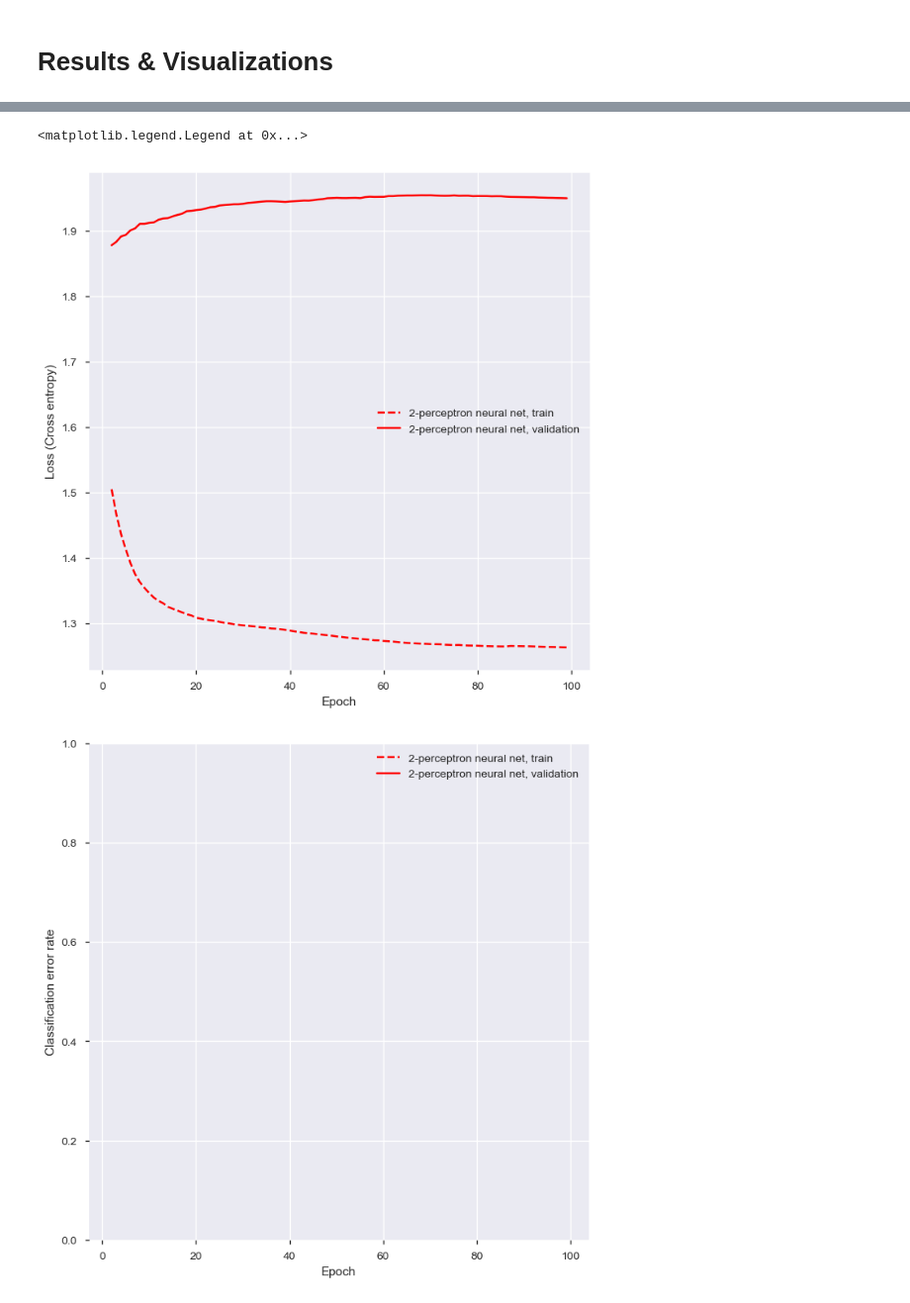
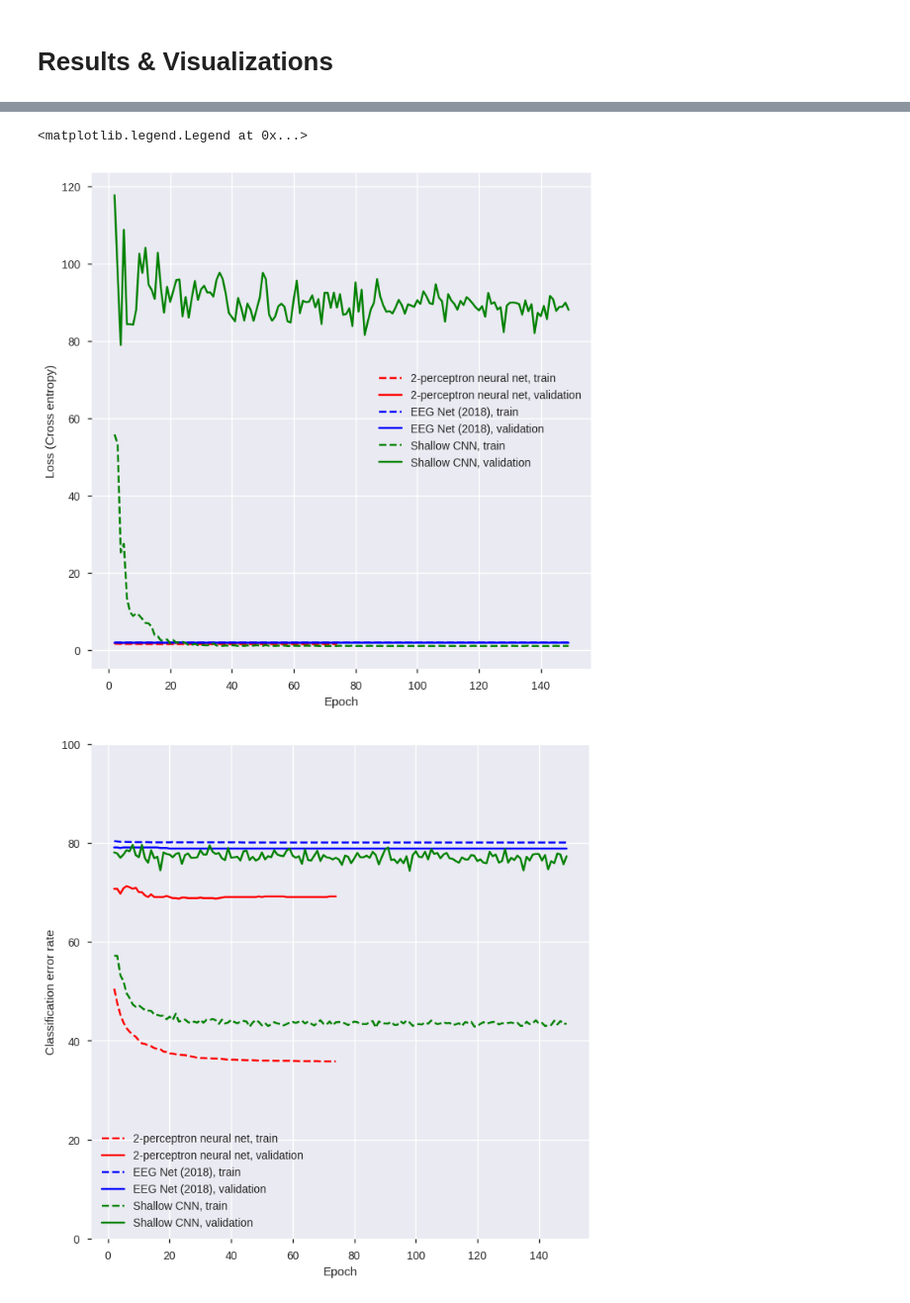
Before and after one commit to sercharpak/Emo-DB, a Jupyter notebook: Report-Freq.ipynb, the cells around one changed output, grey strips where cells are left out. Shown at 99% size. Cells and saved outputs as stored; diff of their text form; code cells hidden in the pictures.

```diff
--- a/Report-Freq.ipynb
+++ b/Report-Freq.ipynb
@@ -353,7 +371,7 @@ shorter_y = np.array(shorter_y)
 # %% [markdown]
 Now we proceed into getting frequency-based properties. We use the [speechpy library](https://github.com/astorfi/speechpy) to get the [Mel-frequency_cepstrum](https://en.wikipedia.org/wiki/Mel-frequency_cepstrum), <<a representation of the short-term power spectrum of a sound, based on a linear cosine transform of a log power spectrum on a nonlinear mel scale of frequency>>. For it we base our approach to [Hemanth Kumar Veeranki's](https://github.com/harry-7/speech-emotion-recognition/blob/master/speechemotionrecognition/utilities.py).
 # %%
-def get_mfcc(x,fs,mfcc_len=20):
+def get_mfcc(x,fs,mfcc_len=35):
     mfcc = speechpy.feature.mfcc(x, fs, num_cepstral=mfcc_len)
     return mfcc
 # %%
@@ -682,17 +751,25 @@ n_features = train_input.size()[2]
 # %%
-model =  ShallowLinear(in_features=n_channels*n_features,size_hidden=10,n_classes=len(emotion_numbers))
-model_2 =  EEGNet_2018(n_channels=n_channels,n_time_points=n_features,n_filters=8, n_classes=len(emotion_numbers))
+model =  ShallowLinear(in_features=n_channels*n_features,size_hidden=20,n_classes=len(emotion_numbers))
+model_2 =  EEGNet_2018(n_channels=n_channels,n_time_points=n_features,n_filters=20, n_classes=len(emotion_numbers))
+model_3 =  Audio_CNN(n_channels=n_channels,n_time_points=n_features,n_filters=20, n_classes=len(emotion_numbers))
+
 optimizer = torch.optim.Adam
-scheduler_gamma = 0.99
+scheduler_gamma = 0.95
 criterion = nn.CrossEntropyLoss()
 lr = 1e-3
-epochs =75
 cross_val = True
-model_list = [model,model_2]
+model_list = [model,model_2,model_3]
 optimizer_list = [optimizer]*len(model_list)
 scheduler_gamma_list = [scheduler_gamma]*len(model_list)
 criterion_list = [criterion]*len(model_list)
-lr_list = [lr]*len(model_list)
-epochs_list = [epochs]*len(model_list)
+lr_list = [1e-2,0.95,0.99]
+epochs_list = [75,150,150]
 # %% [output]
 Output Classes:  7
+# %%
+for model in model_list:
+    pytorch_total_params = sum(p.numel() for p in model.parameters())
+    pytorch_total_params_tr = sum(p.numel() for p in model.parameters() if p.requires_grad)
+    print("Model: "+model.name())
+    print("Total parameters: ",pytorch_total_params)
+    print("Trainable parameters: ", pytorch_total_params_tr)
@@ -715,14 +802,14 @@ for i in range(0,len(model_list)):
     if(cross_val):
         k_fold = 4
         print("Cross validating... on {} folds".format(k_fold))
-        tr_loss, val_loss, tr_err, val_err = cross_validate(model, criterion,optimizer,scheduler,train_input,train_target,k_fold,batch_size=5,n_epochs=epochs_list[i],verbose=2)
+        tr_loss, val_loss, tr_err, val_err = cross_validate(model, criterion,optimizer,scheduler,train_input,train_target,k_fold,batch_size=20,n_epochs=epochs_list[i],verbose=2)
         print("Mean train error : {}, mean validation error : {}".format(tr_err[-1],val_err[-1]))
         dump.append((model.name(), " train ", tr_loss, tr_err))
         dump.append((model.name(), " validation ", val_loss, val_err))
 
     model.reset()
     print("Training...")
-    train_model(model,criterion,optimizer,scheduler,train_input,train_target,n_epochs=epochs_list[i],batch_size=5,verbose=2)
+    train_model(model,criterion,optimizer,scheduler,train_input,train_target,n_epochs=epochs_list[i],batch_size=20,verbose=2)
     final_tr_error = evaluate_error(model,train_input,train_target)
     final_te_error = evaluate_error(model,test_input,test_target)
     print("Train error = {} ; Test error = {} ".format(final_tr_error,final_te_error))
@@ -757,7 +844,10 @@ if(cross_val):
     json.dump(dump,file)
     file.close()
 # %%
-f_name = 'cv_freq.txt'
+
+path='plots_current'+ file_separator
+n_time_points = shortest_length
+f_name = 'cv_freq_all_bad.txt'
 file= open(f_name,'r')
 
 lines = json.load(file)
@@ -776,7 +866,7 @@ for i in range(0,len(lines),2):
     plt.plot(epochs,tr_loss,label=model+', train',color=colors[i],linestyle='--')
     plt.plot(epochs,val_loss,label=model+', validation',color=colors[i+1])
 plt.legend()
-#lt.savefig(path+"loss_all_"+str(n_time_points)+".png")
+#plt.savefig(path+"loss_all_freq_"+str(n_time_points)+".png")
 fig2 = plt.figure(figsize=(8,8))
 plt.xlabel('Epoch')
 plt.ylabel('Classification error rate')
@@ -787,7 +877,7 @@ for i in range(0,len(lines),2):
     epochs = range(2,len(tr_err)+2)
     plt.plot(epochs,tr_err,label=model+', train',color=colors[i],linestyle='--')
     plt.plot(epochs,val_err,label=model+', validation',color=colors[i+1])
-    plt.ylim((0,1.0))
+    plt.ylim((0,100.0))
 plt.legend()
-#lt.savefig(path+"classErr_all_"+str(n_time_points)+".png")
+#plt.savefig(path+"classErr_all_freq_"+str(n_time_points)+".png")
 # %% [output]
@@ -795,4 +885,4 @@ There are 1.0 models to plot in this file.
 Print the models all together
 <matplotlib.legend.Legend at 0x...>
-[figure, old version]
+[figure, new version]
-[figure, old version]
+[figure, new version]
```
Also changed, not shown: parts of 17 cells of this notebook.
